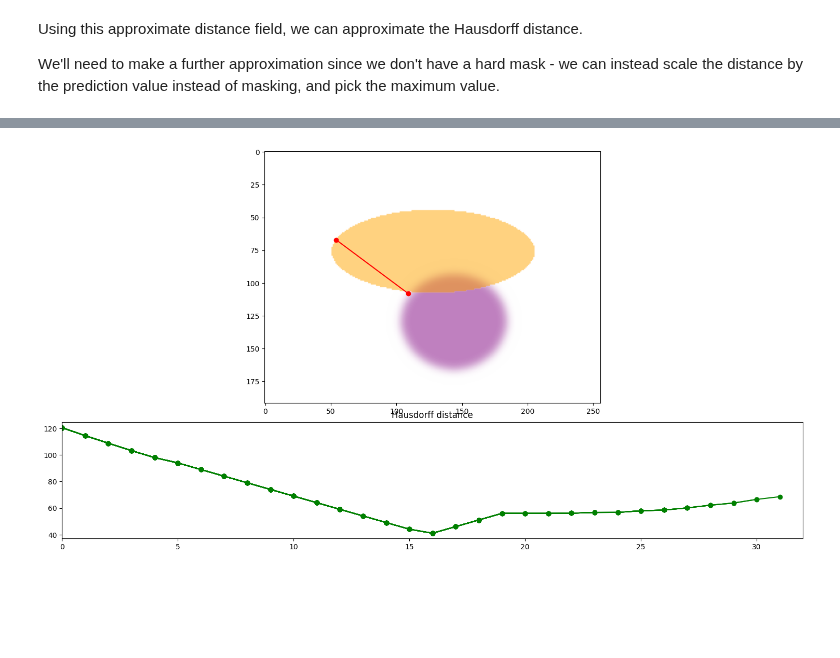
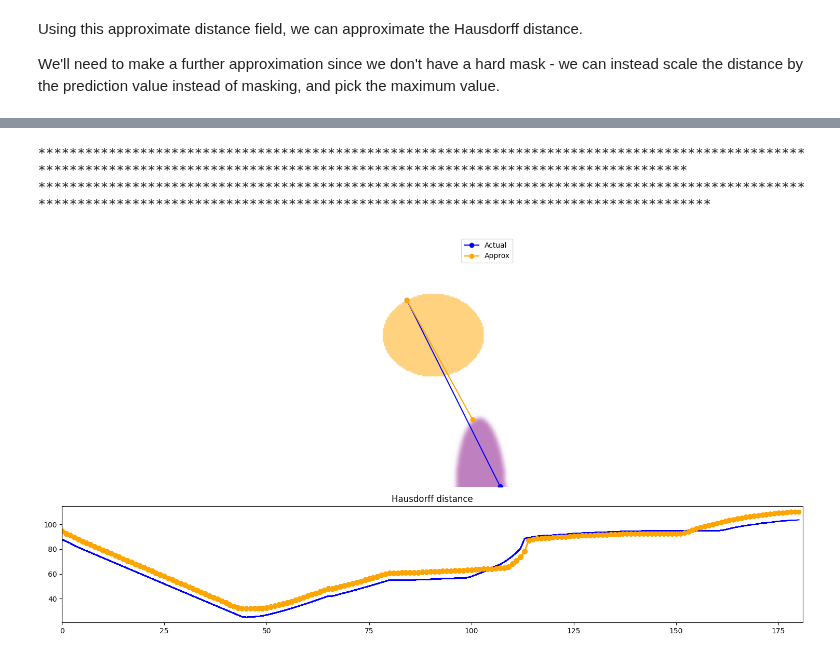
Before and after one commit to JGIBristol/fish_test, a Jupyter notebook: haussdorf_loss.ipynb, the cells around one changed output, grey strips where cells are left out. Drawn from its saved outputs; the diff is of its cells as text; code cells hidden in the pictures; blank space fills up the shorter version.

Commit message:
animation for hausdorff - some errors to be ironed out but broadly looks like it works to track some metric.  Maybe using mean hausdorff or modified mean hausdorff would be better?

```diff
--- a/haussdorf_loss.ipynb
+++ b/haussdorf_loss.ipynb
@@ -393,20 +393,25 @@ Choose a path for the object to take
 """
 
 # Path that goes diagonal
+n = 20
 x_positions = list(
-    zip(np.arange(50, IMG_SIZE[0] - 50), np.arange(50, (IMG_SIZE[1] - 50) // 2))
+    zip(np.arange(n, IMG_SIZE[0] - n), np.arange(n, (IMG_SIZE[1] - n) // 2))
 )
 x_sigma = [(IMG_SIZE[0] // 8, IMG_SIZE[0] // 8)] * len(x_positions)
 
-# Path that goes down and dilates the object
-n = 75
+# Path that goes across and dilates the object
+n = 15
 x_positions += [(x_positions[-1][0] + i, x_positions[-1][1]) for i in range(n)]
-x_sigma += [((1 + i / n) * IMG_SIZE[0] // 8, IMG_SIZE[0] // 8) for i in range(n)]
+x_sigma += [(IMG_SIZE[0] // 8, (1 + 2 * i / n) * IMG_SIZE[0] // 8) for i in range(n)]
 
-# Path that goes across
-n = 60
+# Path that goes down
+n = 100
 x_positions += [(x_positions[-1][0], x_positions[-1][1] + i) for i in range(n)]
 x_sigma += [x_sigma[-1]] * n
+
+for pos in x_positions:
+    assert 0 <= pos[0] < IMG_SIZE[0]
+    assert 0 <= pos[1] < IMG_SIZE[1]
 
 # y doesn't move (it corresponds to the ground truth)
 y_centre = (IMG_SIZE[0] // 2, 2 * IMG_SIZE[1] // 5)
@@ -414,7 +419,7 @@ y_sigma = [IMG_SIZE[0] // 4, IMG_SIZE[1] // 7]
 
 fig, axis = plt.subplots()
 # This munging just gives the right orientation of the path wrt the image that we'll plot later
-axis.plot([i[1] for i in x_positions], [-i[0] for i in x_positions])
+axis.plot([i[0] for i in x_positions], [-i[1] for i in x_positions])
 axis.set_aspect("equal")
 axis.axis("off")
 axis.set_title("Path of object")
@@ -457,38 +462,53 @@ def animate(i):
 
     """
     idx.append(i)
 
     # Create an object at this position
     hard_x = gaussian_image(centre=x_positions[i], sigma=x_sigma[i])
     fuzzy_x = ndimage.gaussian_filter(
         hard_x.astype(np.float32), sigma=IMG_SIZE[0] // 64
     )
 
     # Calculate the Hausdorff distance and points
     actual_h_dist = metrics.hausdorff_distance(hard_x, y)
     h_points = metrics.hausdorff_pair(hard_x, y)
     hausdorff_x, hausdorff_y = zip(*h_points)
 
     actual_h_dists.append(actual_h_dist)
 
     # Approximate the Hausdorff distance
-    approx_h_dist =
-    approx_h_dists.append(approx_h_dist)
+    scaled_x = (fuzzy_x - fuzzy_x.min()) / (fuzzy_x.max() - fuzzy_x.min())
+    fuzzy_x_dt = soft_distance_field(scaled_x, distances) + soft_distance_field(
+        1 - scaled_x, distances
+    )
+    approx_dist, approx_start, approx_end = approx_hausdorff_points(
+        fuzzy_x_dt, y_distfield, fuzzy_x, y
+    )
+    approx_h_dists.append(approx_dist)
 
     # Plot objects
     axes["A"].cla()
     x_im = axes["A"].imshow(fuzzy_x.T, origin="upper", cmap=cmap_x, alpha=0.5)
     y_im = axes["A"].imshow(y.T, origin="upper", cmap=cmap_y, alpha=0.5)
-    axes["A"].plot(hausdorff_x, hausdorff_y, "ro-")
+    axes["A"].plot(*zip(approx_start, approx_end), "bo-", label="Actual")
+    axes["A"].plot(hausdorff_x, hausdorff_y, "o-", color="orange", label="Approx")
+    axes["A"].axis("off")
+    axes["A"].legend()
 
     # Plot haussdorf distance
-    (actual_line,) = axes["B"].plot(idx, actual_h_dists, "g-", label="Actual")
+    (actual_line,) = axes["B"].plot(idx, actual_h_dists, "b-")
+    (approx_line,) = axes["B"].plot(
+        idx, approx_h_dists, "o-", color="orange"
+    )
 
-    return x_im, y_im, actual_line
+    print("*", end="")
+    return x_im, y_im, actual_line, approx_line
 
 
-# x_positions = x_positions[::5]
-anim = FuncAnimation(fig, animate, frames=len(x_positions), interval=24, blit=True)
+print("*" * len(x_positions))
+anim = FuncAnimation(fig, animate, frames=len(x_positions), interval=48, blit=True)
 anim.save("img/fuzzy_prediction.mp4")
 # %% [output]
+*************************************************************************************************************************************************************************************
+****************************************************************************************************************************************************************************************
-[figure, old version]
+[figure, new version]
```
Also changed, not shown: parts of 11 cells of this notebook.
